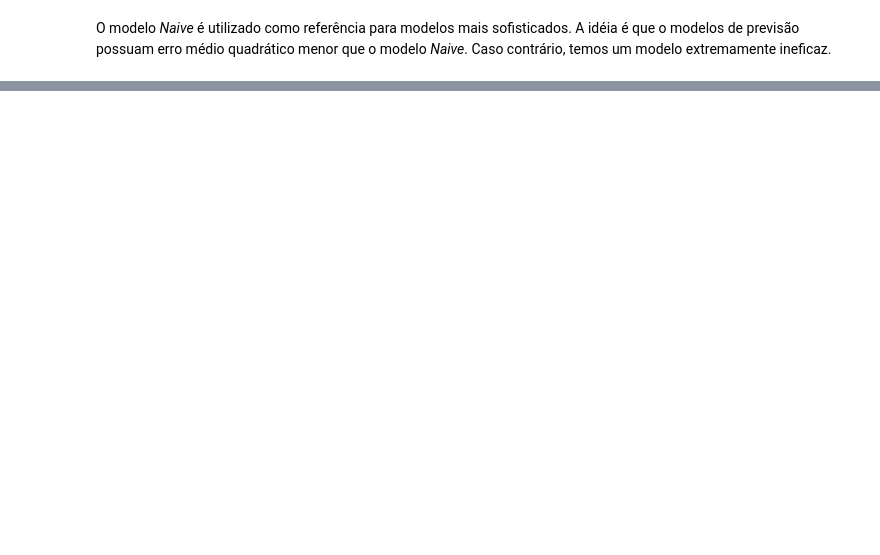
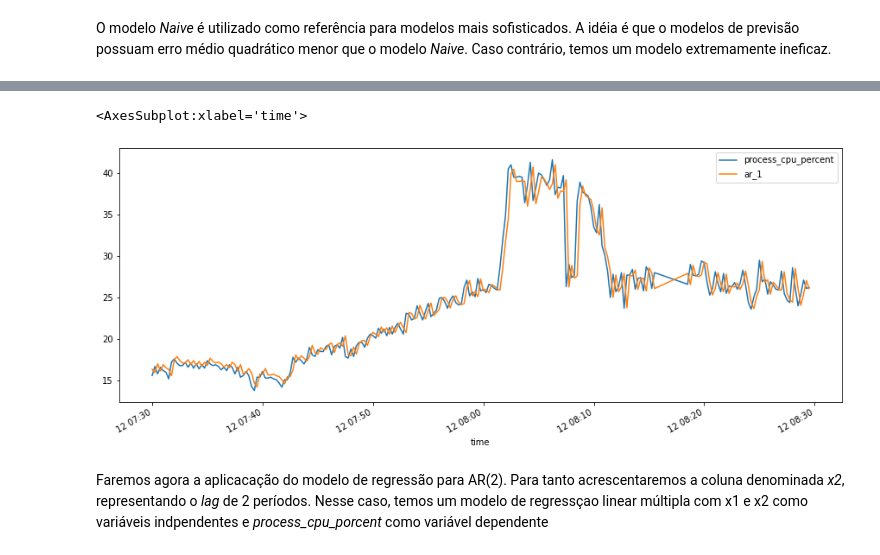
Before and after one commit to Oraculum-Fatec/api-monitoramento-site, a Jupyter notebook: Time_Serires.ipynb, the cells around one changed output, grey strips where cells are left out. Saved outputs shown, nothing was run; the diff lists cells and outputs as text; code cells hidden in the pictures; blank space fills up the shorter version.

```diff
--- a/Time_Serires.ipynb
+++ b/Time_Serires.ipynb
@@ -228,0 +279,9 @@ onde $\epsilon_t$ é o ruído branco. Nos referimos a um modelo AR($p$) como um
+# %%
+df1['ar_1'] = previsoes
+# %%
+df1[['process_cpu_percent', 'ar_1']].plot(figsize=(15,6))
+# %% [output]
+<AxesSubplot:xlabel='time'>
+[figure, added]
+# %% [markdown]
+Faremos agora a aplicacação do modelo de regressão para AR(2). Para tanto acrescentaremos a coluna denominada _x2_, representando o _lag_ de 2 períodos. Nesse caso, temos um modelo de regressçao linear múltipla com x1 e x2 como variáveis indpendentes e _process_cpu_porcent_ como variável dependente
```
Also changed, not shown: parts of 27 cells of this notebook.
